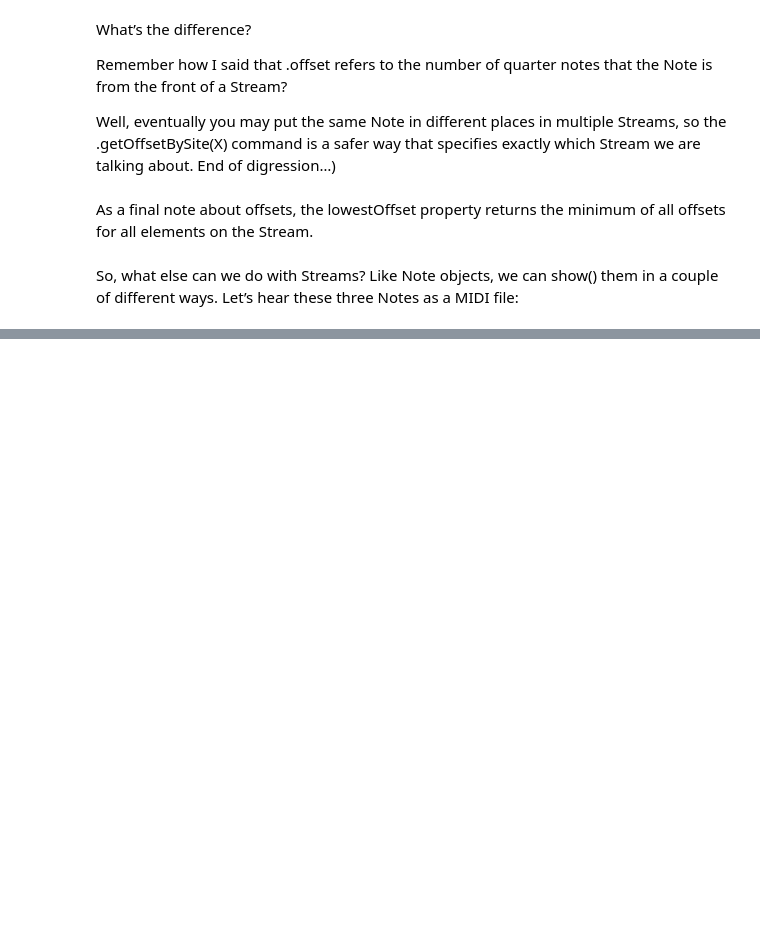
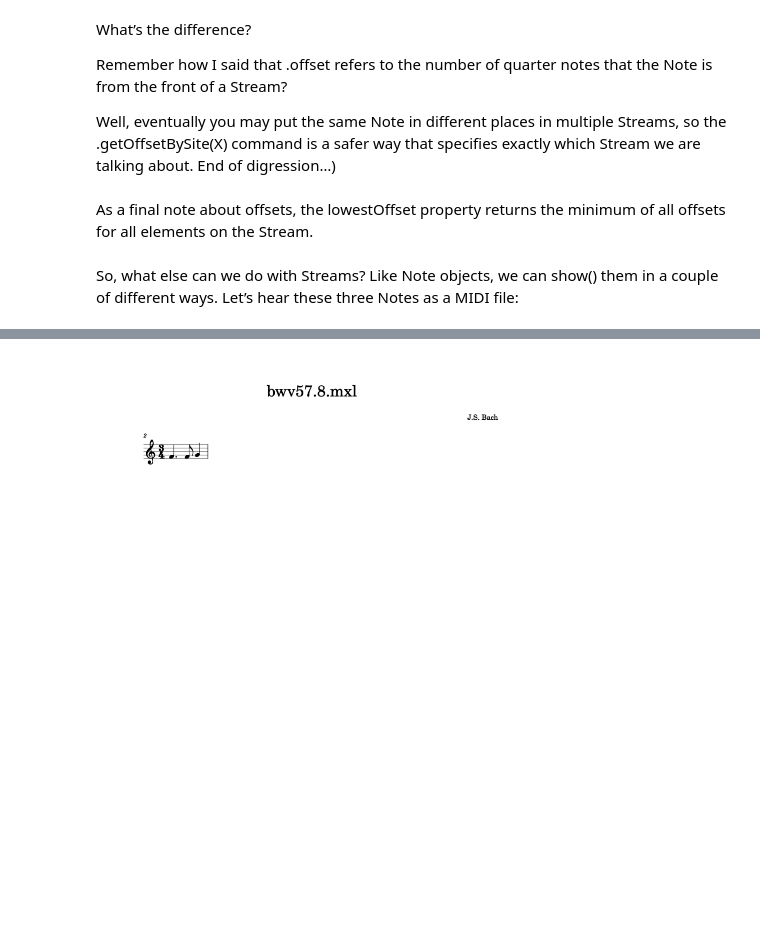
Before and after one commit to wdescamps/side_projects, a Jupyter notebook: Music&Humans/Music Exploration - 140723 - Messanges.ipynb, the cells around one changed output, grey strips where cells are left out. Saved outputs shown, nothing was run; the diff lists cells and outputs as text; code cells hidden in the pictures; blank space fills up the shorter version.

```diff
--- a/Music&Humans/Music Exploration - 140723 - Messanges.ipynb
+++ b/Music&Humans/Music Exploration - 140723 - Messanges.ipynb
@@ -769,0 +1113,5 @@ So, what else can we do with Streams? Like Note objects, we can show() them in a
+# %%
+measure2 = alto.measure(2)  # measure not measure_s_
+measure2.show()
+# %% [output]
+[figure, added]
```
Also changed, not shown: parts of 232 cells of this notebook, 4 other files.
